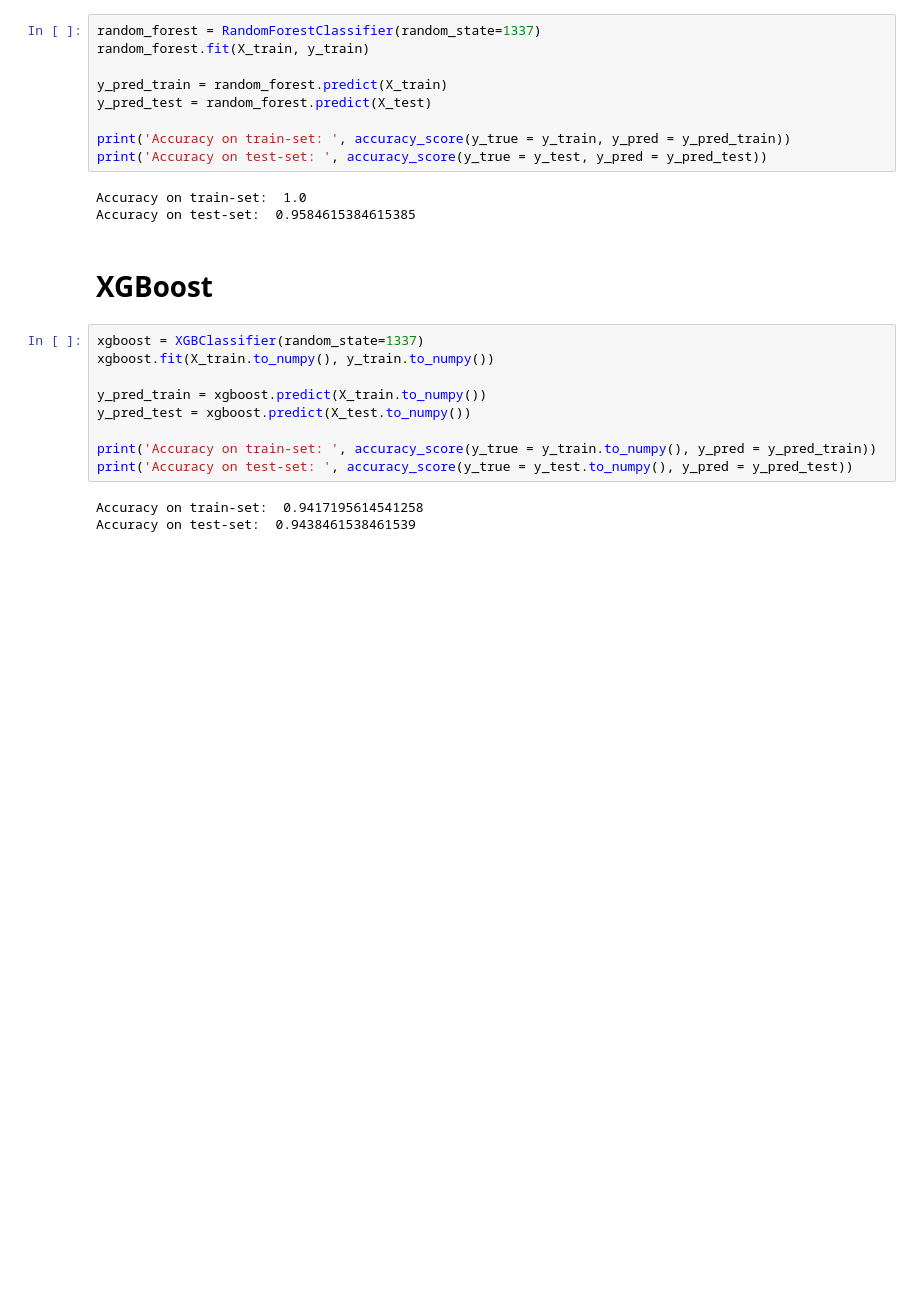
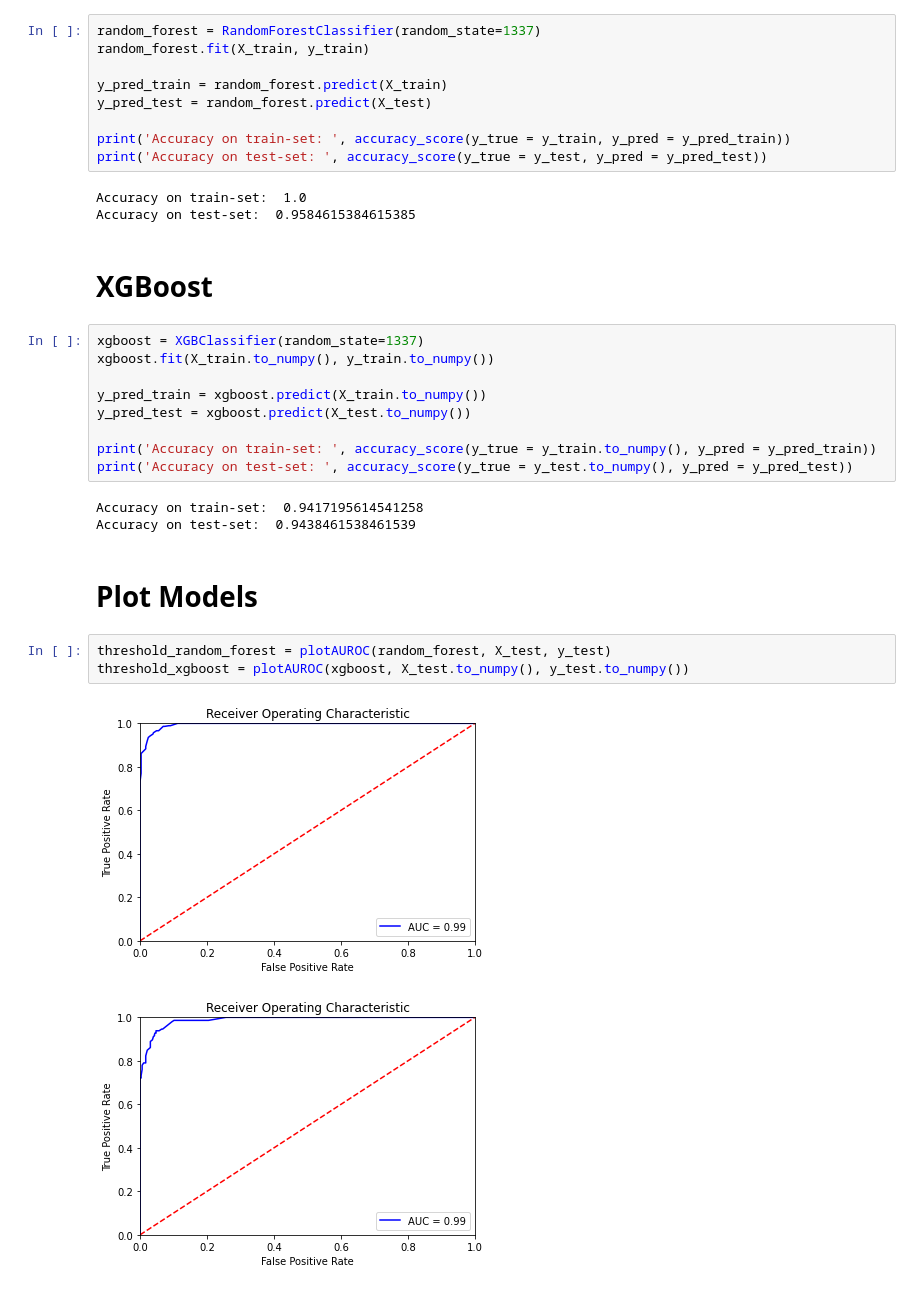
Before and after one commit to tobiasaurer/mushroom-classifier, a Jupyter notebook: mushrooms.ipynb, the cells around one changed output. Saved outputs shown, nothing was run; the diff lists cells and outputs as text; blank space fills up the shorter version.

```diff
--- a/mushrooms.ipynb
+++ b/mushrooms.ipynb
@@ -147,3 +149,11 @@ print('Accuracy on test-set: ', accuracy_score(y_true = y_test.to_numpy(), y_pre
 # %% [output]
 Accuracy on train-set:  0.9417195614541258
 Accuracy on test-set:  0.9438461538461539
+# %% [markdown]
+# Plot Models
+# %%
+threshold_random_forest = plotAUROC(random_forest, X_test, y_test)
+threshold_xgboost = plotAUROC(xgboost, X_test.to_numpy(), y_test.to_numpy())
+# %% [output]
+[figure, added]
+[figure, added]
```
Also changed, not shown: parts of 6 cells of this notebook.
